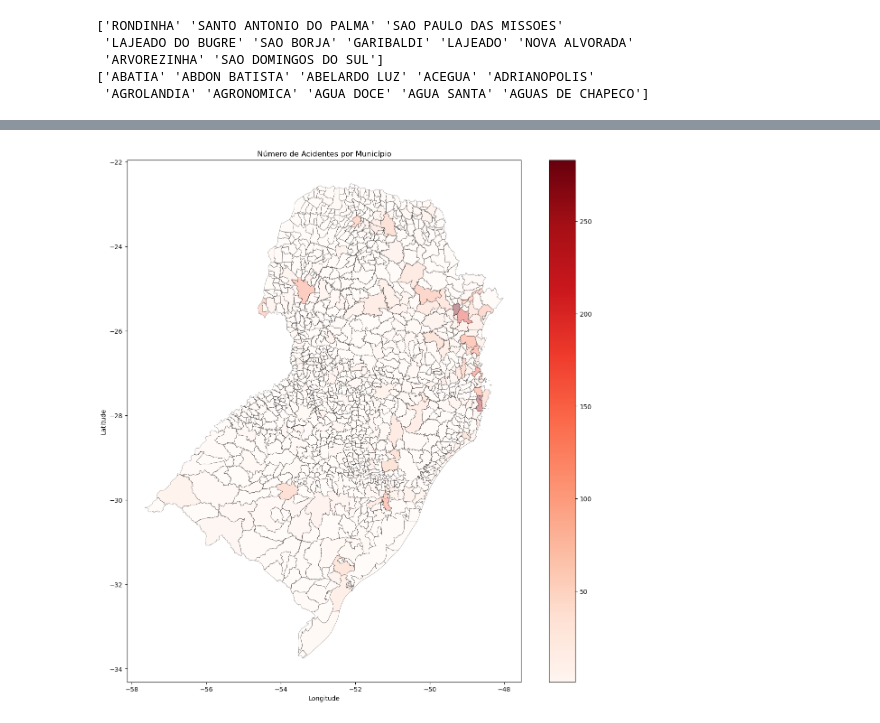
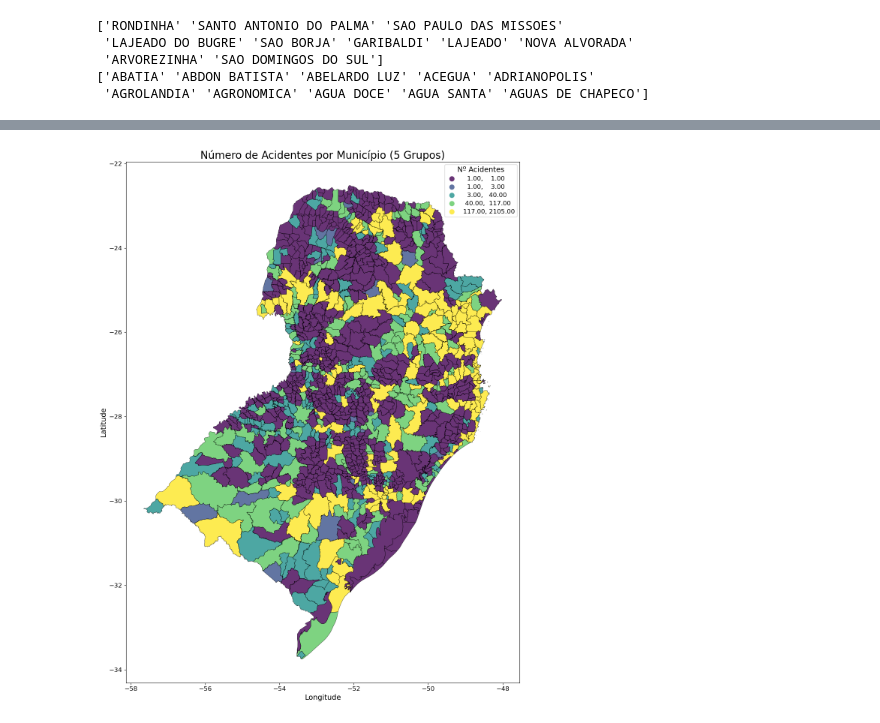
Before and after one commit to adrianop/dataScience, a Jupyter notebook: analise espacial/1 - abordagem_visualizacao.ipynb, the cells around one changed output, grey strips where cells are left out. Drawn from its saved outputs; the diff is of its cells as text; code cells hidden in the pictures.

Commit message:
update arquivos viridis

```diff
--- a/analise espacial/1 - abordagem_visualizacao.ipynb
+++ b/analise espacial/1 - abordagem_visualizacao.ipynb
@@ -47,9 +47,12 @@ df_2025_ocorrencia.shape
 # %%
-df_2025_ocorrencia['latitude'] = df_2025_ocorrencia['latitude'].str.replace(',', '.')
-df_2025_ocorrencia['longitude'] = df_2025_ocorrencia['longitude'].str.replace(',', '.')
+df_ocorrencia['latitude'] = df_ocorrencia['latitude'].str.replace(',', '.')
+df_ocorrencia['longitude'] = df_ocorrencia['longitude'].str.replace(',', '.')
 
-df_2025_ocorrencia['latitude'] = pd.to_numeric(df_2025_ocorrencia['latitude'], errors='coerce')
-df_2025_ocorrencia['longitude'] = pd.to_numeric(df_2025_ocorrencia['longitude'], errors='coerce')
-df_2025_ocorrencia.head()
+df_ocorrencia = df_ocorrencia.dropna(subset=['latitude'])
+df_ocorrencia = df_ocorrencia.dropna(subset=['longitude'])
+
+df_ocorrencia['latitude'] = pd.to_numeric(df_ocorrencia['latitude'], errors='coerce')
+df_ocorrencia['longitude'] = pd.to_numeric(df_ocorrencia['longitude'], errors='coerce')
+df_ocorrencia.head()
 # %% [output]
 |  | id | data_inversa | dia_semana | horario | uf | br | km | municipio | causa_acidente | ... |
@@ -63,8 +66,8 @@ df_2025_ocorrencia.head()
 # Segundo passo
 # %%
 acidentes = gpd.GeoDataFrame(
-    df_2025_ocorrencia,
-    geometry=gpd.points_from_xy(df_2025_ocorrencia['longitude'], df_2025_ocorrencia['latitude']),
+    df_ocorrencia,
+    geometry=gpd.points_from_xy(df_ocorrencia['longitude'], df_ocorrencia['latitude']),
     crs="EPSG:4326"
 )
 # %% [markdown]
@@ -291,20 +310,37 @@ cidades_com_contagem.head()
 # %%
+import matplotlib.pyplot as plt
+import mapclassify
+
 fig, ax = plt.subplots(figsize=(16, 15))
 
-cidades_com_contagem.plot(
+# Plota e guarda a legenda
+legend = cidades_com_contagem.plot(
     column="num_acidentes",
-    cmap="Reds",
+    cmap="viridis",
+    scheme="Quantiles",
+    k=8,
     linewidth=0.5,
     edgecolor="black",
-    alpha=0.4,
+    alpha=0.8,
     legend=True,
     ax=ax
 )
 
-plt.title("Número de Acidentes por Município")
-plt.xlabel("Longitude")
-plt.ylabel("Latitude")
+# Título e eixos
+ax.set_title("Número de Acidentes por Município (5 Grupos)", fontsize=20)
+ax.set_xlabel("Longitude", fontsize=14)
+ax.set_ylabel("Latitude", fontsize=14)
+ax.tick_params(labelsize=12)  # eixos x e y
+
+# Aumenta o texto da legenda
+leg = ax.get_legend()
+if leg:
+    for text in leg.get_texts():
+        text.set_fontsize(12)
+    leg.set_title("Nº Acidentes", prop={"size": 14})
+
+plt.tight_layout()
 plt.show()
 # %% [output]
-[figure, old version]
+[figure, new version]
 # %%
```
Also changed, not shown: parts of 9 cells of this notebook, 10 other files.
